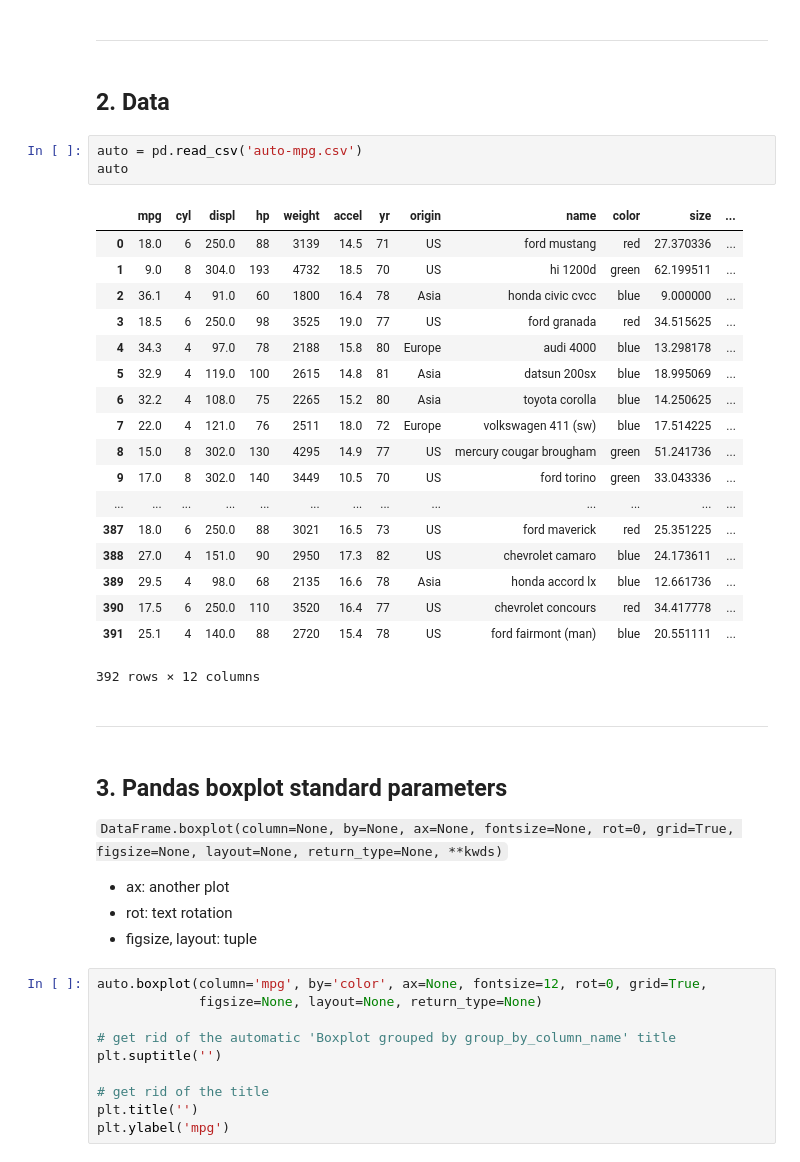
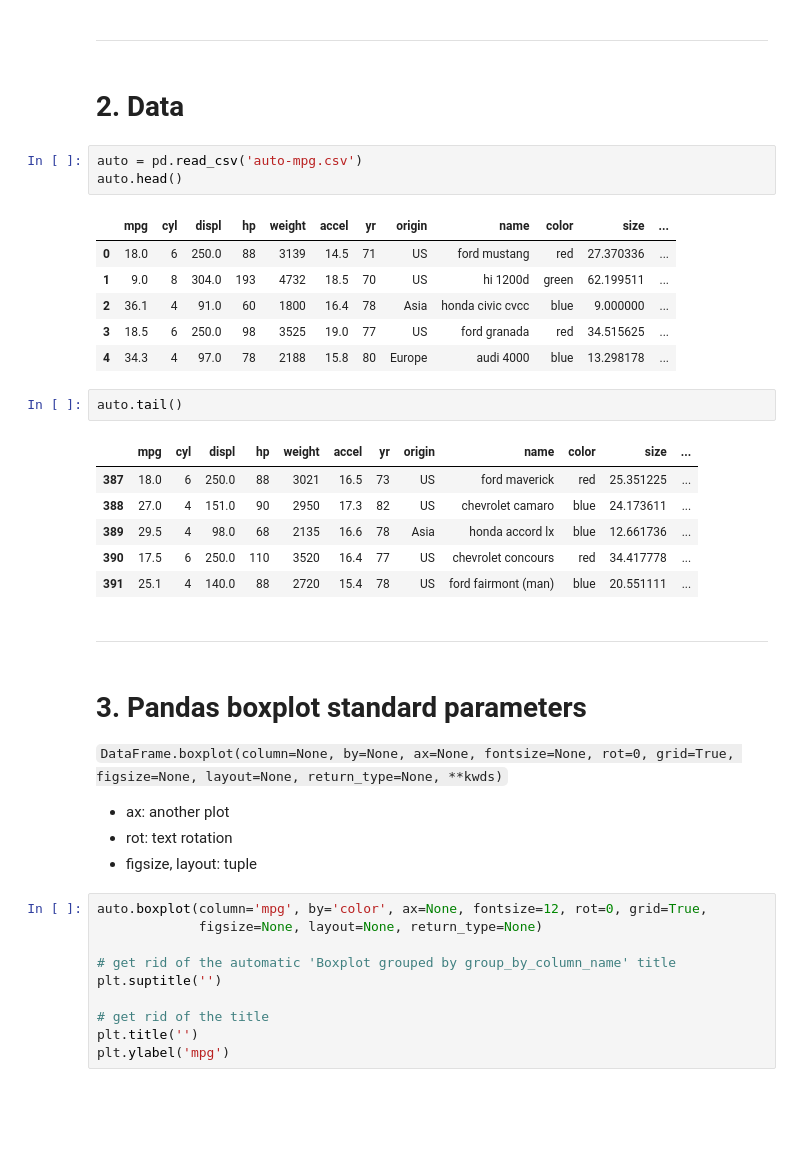
Before and after one commit to Shawn-Ng/data-science, a Jupyter notebook: visualizations/boxplot.ipynb, the cells around one changed output. Drawn from its saved outputs; the diff is of its cells as text; blank space fills up the shorter version.

Commit message:
Don't display everything

```diff
--- a/visualizations/boxplot.ipynb
+++ b/visualizations/boxplot.ipynb
@@ -15,33 +15,30 @@ warnings.filterwarnings("ignore")
 # %% [markdown]
 ---
 # %% [markdown]
-## 2. Data
+# 2. Data
 # %%
 auto = pd.read_csv('auto-mpg.csv')
-auto
+auto.head()
 # %% [output]
 |  | mpg | cyl | displ | hp | weight | accel | yr | origin | name | color | size | ... |
 | 0 | 18.0 | 6 | 250.0 | 88 | 3139 | 14.5 | 71 | US | ford mustang | red | 27.370336 | ... |
 | 1 | 9.0 | 8 | 304.0 | 193 | 4732 | 18.5 | 70 | US | hi 1200d | green | 62.199511 | ... |
 | 2 | 36.1 | 4 | 91.0 | 60 | 1800 | 16.4 | 78 | Asia | honda civic cvcc | blue | 9.000000 | ... |
 | 3 | 18.5 | 6 | 250.0 | 98 | 3525 | 19.0 | 77 | US | ford granada | red | 34.515625 | ... |
 | 4 | 34.3 | 4 | 97.0 | 78 | 2188 | 15.8 | 80 | Europe | audi 4000 | blue | 13.298178 | ... |
-| 5 | 32.9 | 4 | 119.0 | 100 | 2615 | 14.8 | 81 | Asia | datsun 200sx | blue | 18.995069 | ... |
-| 6 | 32.2 | 4 | 108.0 | 75 | 2265 | 15.2 | 80 | Asia | toyota corolla | blue | 14.250625 | ... |
-| 7 | 22.0 | 4 | 121.0 | 76 | 2511 | 18.0 | 72 | Europe | volkswagen 411 (sw) | blue | 17.514225 | ... |
-| 8 | 15.0 | 8 | 302.0 | 130 | 4295 | 14.9 | 77 | US | mercury cougar brougham | green | 51.241736 | ... |
-| 9 | 17.0 | 8 | 302.0 | 140 | 3449 | 10.5 | 70 | US | ford torino | green | 33.043336 | ... |
-| ... | ... | ... | ... | ... | ... | ... | ... | ... | ... | ... | ... | ... |
-| 387 | 18.0 | 6 | 250.0 | 88 | 3021 | 16.5 | 73 | US | ford maverick | red | 25.351225 | ... |
-| 388 | 27.0 | 4 | 151.0 | 90 | 2950 | 17.3 | 82 | US | chevrolet camaro | blue | 24.173611 | ... |
-| 389 | 29.5 | 4 | 98.0 | 68 | 2135 | 16.6 | 78 | Asia | honda accord lx | blue | 12.661736 | ... |
-| 390 | 17.5 | 6 | 250.0 | 110 | 3520 | 16.4 | 77 | US | chevrolet concours | red | 34.417778 | ... |
-| 391 | 25.1 | 4 | 140.0 | 88 | 2720 | 15.4 | 78 | US | ford fairmont (man) | blue | 20.551111 | ... |
-392 rows × 12 columns
+# %%
+auto.tail()
+# %% [output]
+|  | mpg | cyl | displ | hp | weight | accel | yr | origin | name | color | size | ... |
+| 387 | 18.0 | 6 | 250.0 | 88 | 3021 | 16.5 | 73 | US | ford maverick | red | 25.351225 | ... |
+| 388 | 27.0 | 4 | 151.0 | 90 | 2950 | 17.3 | 82 | US | chevrolet camaro | blue | 24.173611 | ... |
+| 389 | 29.5 | 4 | 98.0 | 68 | 2135 | 16.6 | 78 | Asia | honda accord lx | blue | 12.661736 | ... |
+| 390 | 17.5 | 6 | 250.0 | 110 | 3520 | 16.4 | 77 | US | chevrolet concours | red | 34.417778 | ... |
+| 391 | 25.1 | 4 | 140.0 | 88 | 2720 | 15.4 | 78 | US | ford fairmont (man) | blue | 20.551111 | ... |
 # %% [markdown]
 ---
 # %% [markdown]
-## 3. Pandas boxplot standard parameters
+# 3. Pandas boxplot standard parameters
 `DataFrame.boxplot(column=None, by=None, ax=None, fontsize=None, rot=0, grid=True, figsize=None, layout=None, return_type=None, **kwds)`
 
 - ax: another plot
```
Also changed, not shown: parts of 16 cells of this notebook.
